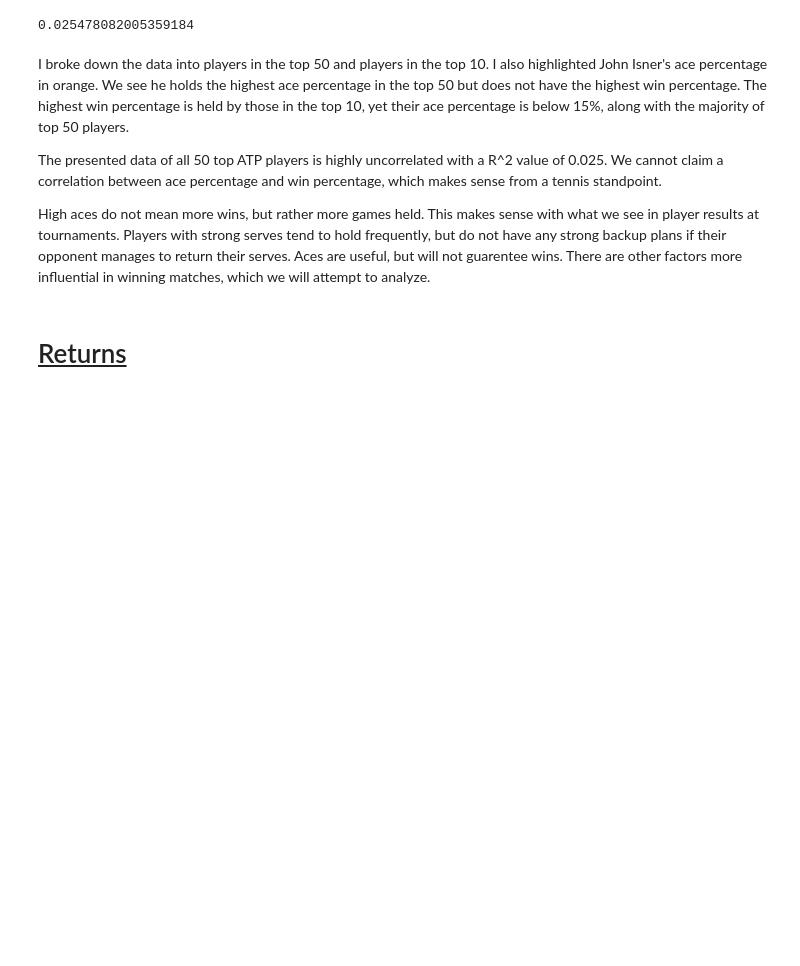
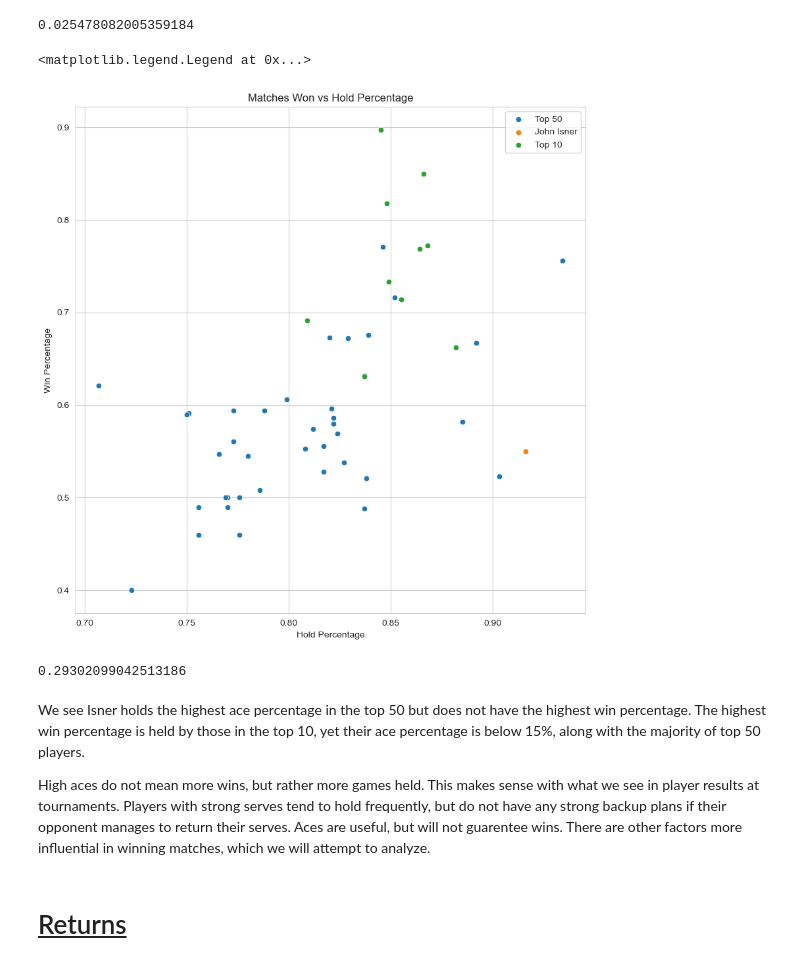
Before and after one commit to Kennan-Guan/tennis_analysis, a Jupyter notebook: tennis-player-stats.ipynb, the cells around one changed output. Drawn from its saved outputs; the diff is of its cells as text; code cells hidden in the pictures; blank space fills up the shorter version.

```diff
--- a/tennis-player-stats.ipynb
+++ b/tennis-player-stats.ipynb
@@ -217,10 +215,26 @@ r_squared = stats.pearsonr(serve_data['Ace%'], serve_data['M W%'])[0]**2
 r_squared
 # %% [output]
 0.025478082005359184
+# %%
+plt.figure(figsize=(10,10))
+sns.scatterplot(data=serve_data, x='Hld%', y='M W%', label='Top 50', ci=None)
+sns.scatterplot(data=isner,x='Hld%', y='M W%', label='John Isner')
+sns.scatterplot(data=top_10,x='Hld%', y='M W%', label='Top 10', ci=None)
+plt.xlabel('Hold Percentage')
+plt.ylabel('Win Percentage')
+plt.title('Matches Won vs Hold Percentage')
+sns.set_style('whitegrid')
+plt.legend()
+# %% [output]
+<matplotlib.legend.Legend at 0x...>
+[figure, added]
+# %%
+r_squared = stats.pearsonr(serve_data['Hld%'], serve_data['M W%'])[0]**2
+r_squared
+# %% [output]
+0.29302099042513186
 # %% [markdown]
-I broke down the data into players in the top 50 and players in the top 10. I also highlighted John Isner's ace percentage in orange. We see he holds the highest ace percentage in the top 50 but does not have the highest win percentage. The highest win percentage is held by those in the top 10, yet their ace percentage is below 15%, along with the majority of top 50 players.
-
-The presented data of all 50 top ATP players is highly uncorrelated with a R^2 value of 0.025. We cannot claim a correlation between ace percentage and win percentage, which makes sense from a tennis standpoint.
+We see Isner holds the highest ace percentage in the top 50 but does not have the highest win percentage. The highest win percentage is held by those in the top 10, yet their ace percentage is below 15%, along with the majority of top 50 players.
 
 High aces do not mean more wins, but rather more games held. This makes sense with what we see in player results at tournaments. Players with strong serves tend to hold frequently, but do not have any strong backup plans if their opponent manages to return their serves. Aces are useful, but will not guarentee wins. There are other factors more influential in winning matches, which we will attempt to analyze.
 # %% [markdown]
```
Also changed, not shown: parts of 3 cells of this notebook.
